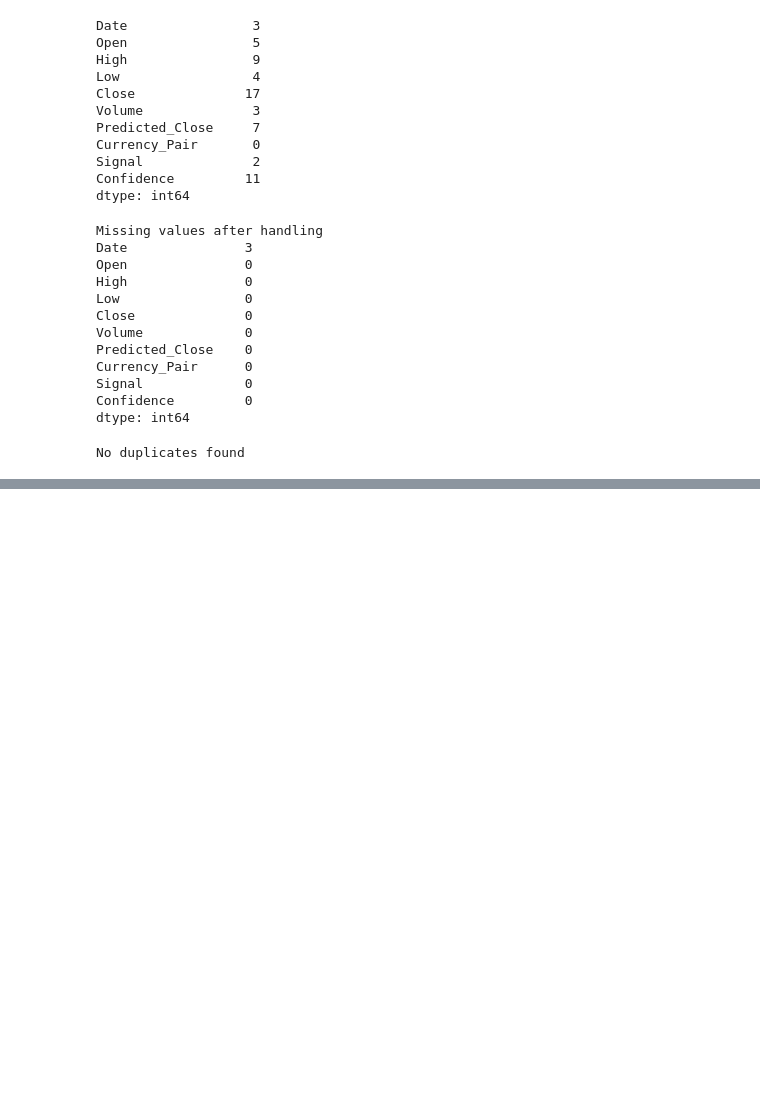
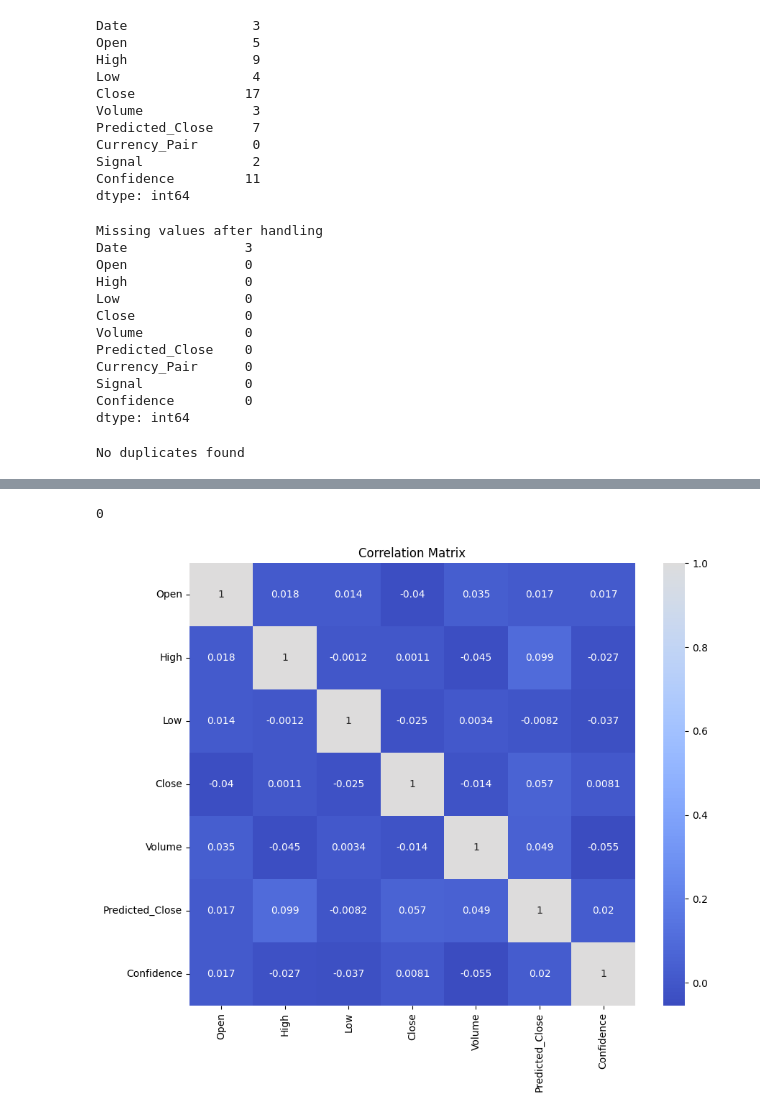
Before and after one commit to AlexMutesasira/Mutesasira_Alex_Ssemujju, a Jupyter notebook: dataScience/forex_prediction.ipynb, the cells around one changed output, grey strips where cells are left out. Saved outputs shown, nothing was run; the diff lists cells and outputs as text; code cells hidden in the pictures; blank space fills up the shorter version.

```diff
--- a/dataScience/forex_prediction.ipynb
+++ b/dataScience/forex_prediction.ipynb
@@ -191,3 +191,18 @@ else:
     print('No duplicates found')
 # %% [output]
 No duplicates found
+# %%
+# Wrong Data types
+price_cols = ['Open', 'High', 'Low', 'Close', 'Predicted_Close']
+for col in price_cols:
+    if col in df.columns:
+        # Remove extreme outliers (beyond 3 standard deviation)
+        mean = df[col].mean()
+        std = df[col].std()
+        df[col] = df[col].apply(lambda x: mean if x < mean - 3 * std or x > mean + 3 * std else x)
+# fill NaN values in price columns with the median
+        df[col] = df[col].fillna(df[col].median())
+
+# check dat types after conversion
+print('Data types after conversion')
+print(df.dtypes)
@@ -193,0 +222,18 @@ No duplicates found
+# %%
+print(df.duplicated().sum())
+# %% [output]
+0
+# %%
+# Analysis
+# Correlation analysis
+# Calculate correlation matrix
+
+corr_matrix = df[[ 'Open', 'High', 'Low', 'Close', 'Volume', 'Predicted_Close', 'Confidence']].corr()
+# display or plot the correlation matrix
+
+plt.figure(figsize=(10, 8))
+sns.heatmap(corr_matrix, annot=True, cmap='coolwarm', center=True)
+plt.title('Correlation Matrix')
+plt.show()
+# %% [output]
+[figure, added]
```
Also changed, not shown: parts of 4 cells of this notebook, 2 other files.
